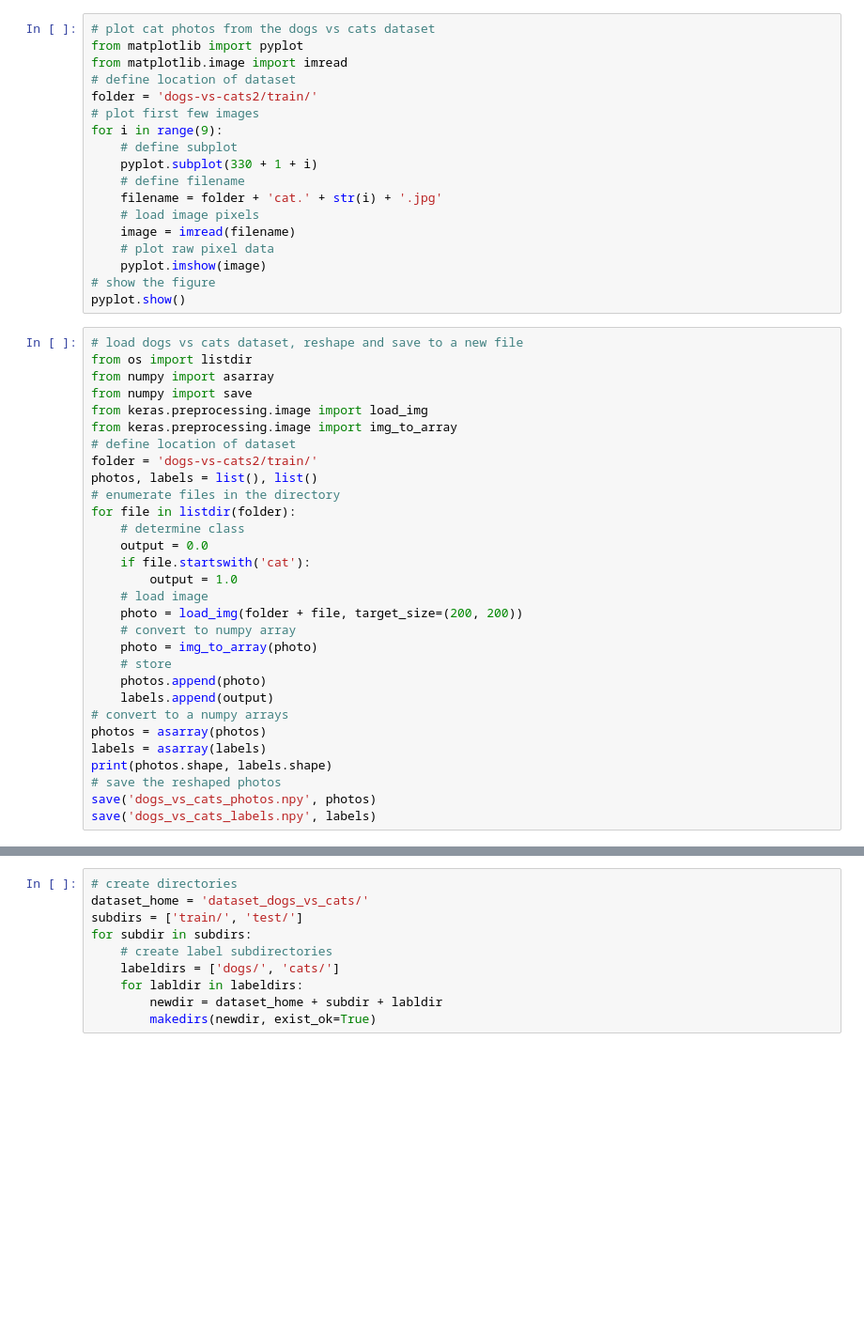
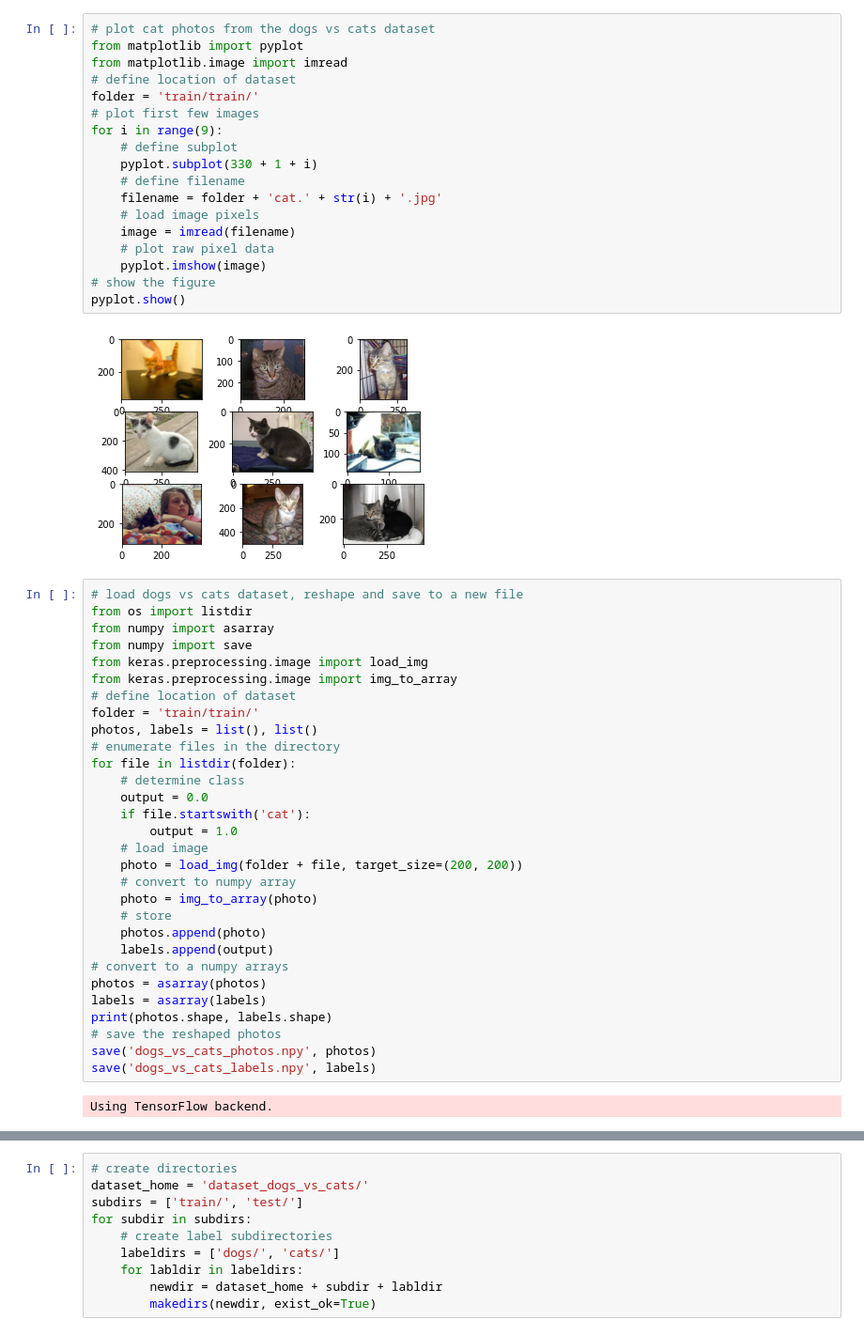
Before and after one commit to dlguswn3659/big_pie, a Jupyter notebook: dogs_vs_cats.ipynb, the cells around one changed output, grey strips where cells are left out. Shown: that part at 94% size. Cells and saved outputs as stored; diff of their text form; blank space fills up the shorter version.

```diff
--- a/dogs_vs_cats.ipynb
+++ b/dogs_vs_cats.ipynb
@@ -35,21 +36,23 @@ FileNotFoundError: ignored
 # %%
 # plot cat photos from the dogs vs cats dataset
 from matplotlib import pyplot
 from matplotlib.image import imread
 # define location of dataset
-folder = 'dogs-vs-cats2/train/'
+folder = 'train/train/'
 # plot first few images
 for i in range(9):
 	# define subplot
 	pyplot.subplot(330 + 1 + i)
 	# define filename
 	filename = folder + 'cat.' + str(i) + '.jpg'
 	# load image pixels
 	image = imread(filename)
 	# plot raw pixel data
 	pyplot.imshow(image)
 # show the figure
 pyplot.show()
+# %% [output]
+[figure, added]
 # %%
 # load dogs vs cats dataset, reshape and save to a new file
 from os import listdir
@@ -58,7 +61,7 @@ from numpy import save
 from keras.preprocessing.image import load_img
 from keras.preprocessing.image import img_to_array
 # define location of dataset
-folder = 'dogs-vs-cats2/train/'
+folder = 'train/train/'
 photos, labels = list(), list()
 # enumerate files in the directory
 for file in listdir(folder):
@@ -80,6 +83,8 @@ print(photos.shape, labels.shape)
 # save the reshaped photos
 save('dogs_vs_cats_photos.npy', photos)
 save('dogs_vs_cats_labels.npy', labels)
+# %% [output]
+Using TensorFlow backend.
 # %%
 # load and confirm the shape
 from numpy import load
```
Also changed, not shown: parts of 2 cells of this notebook.
